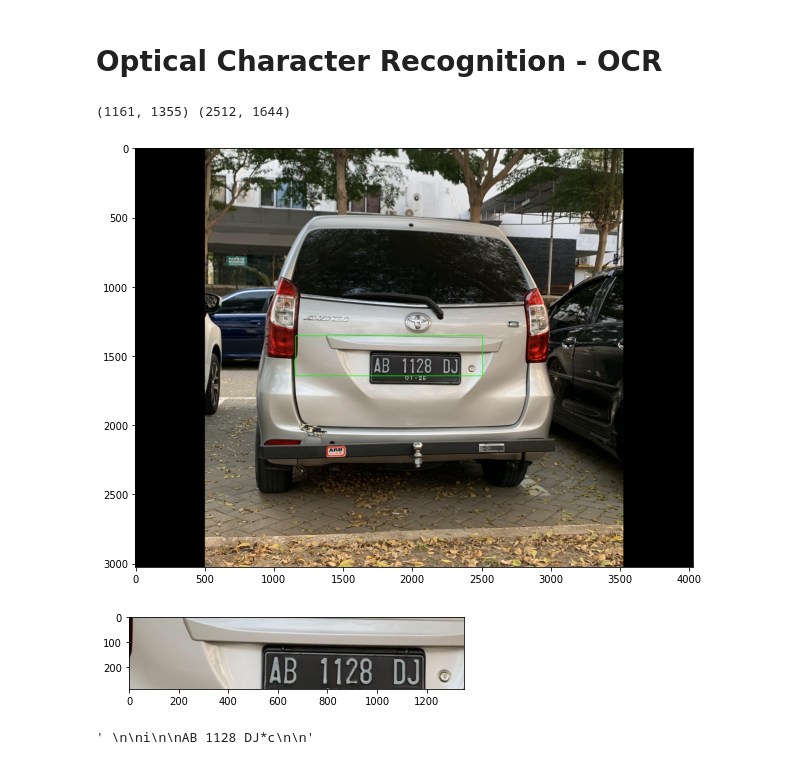
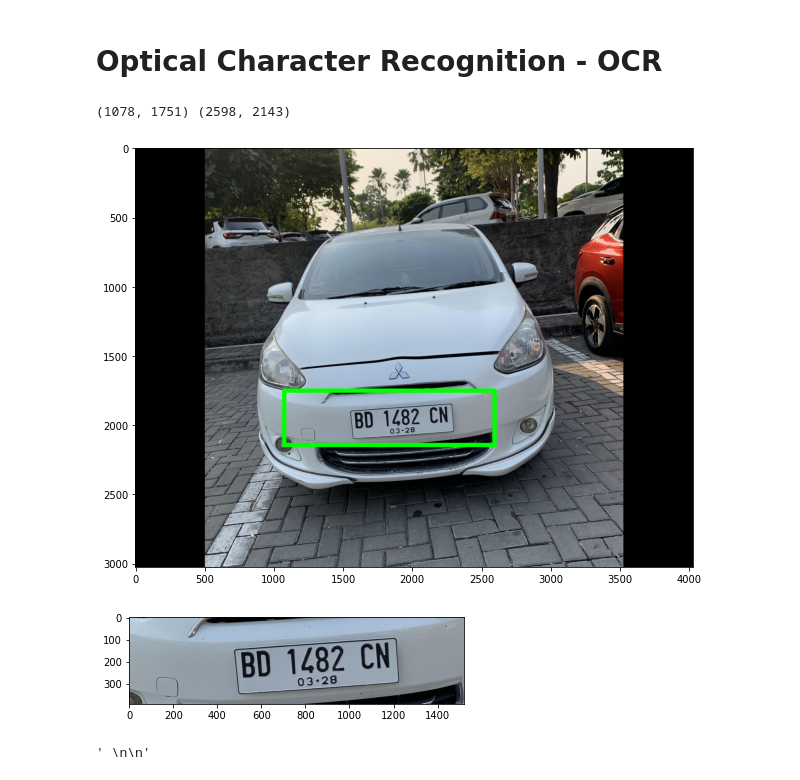
Before and after one commit to aqilwahid/Pengenal-Citra-Nomor-Kendaraan, a Jupyter notebook: Dataset/03_Make_Predictions.ipynb, the cells around one changed output. Cells and saved outputs as stored; diff of their text form; code cells hidden in the pictures.

```diff
--- a/Dataset/03_Make_Predictions.ipynb
+++ b/Dataset/03_Make_Predictions.ipynb
@@ -96,8 +96,6 @@ plt.show()
 # %% [markdown]
 # Create Pipeline Model
 # %%
-path = test_dir+'/K4_BD1482CN.JPG'
-
 def object_detection(path):
     # Read Image
     image = load_img(path) # PIL object
@@ -121,6 +119,6 @@ def object_detection(path):
     pt1 = (xmin,ymin)
     pt2 = (xmax,ymax)
     print(pt1, pt2)
-    cv2.rectangle(image,pt1,pt2,(0,255,0),3)
+    cv2.rectangle(image,pt1,pt2,(0,255,0),30)
     return image, coords
 # %%
@@ -140,15 +138,15 @@ import pytesseract as pt
 pt.pytesseract.tesseract_cmd = r'C:\Users\Aqil Wahid\AppData\Local\Tesseract-OCR\tesseract.exe'
 image_to_string = pt.pytesseract.tesseract_cmd
 # %%
-path = test_dir+'/K3_AB1128DJ.JPG'
+path = test_dir+'/K4_BD1482CN.JPG'
 image, cods = object_detection(path)
 
 plt.figure(figsize=(10,8))
 plt.imshow(image)
 plt.show()
 # %% [output]
-(1161, 1355) (2512, 1644)
+(1078, 1751) (2598, 2143)
-[figure, old version]
+[figure, new version]
 # %%
 img = np.array(load_img(path))
 xmin,xmax,ymin,ymax = cods[0]
@@ -162,9 +160,12 @@ roi = img[ymin:ymax,xmin:xmax] # Region of Interest
 plt.imshow(roi)
 plt.show()
 # %% [output]
-[figure, old version]
+[figure, new version]
+# %%
+pt.image_to_string(roi)
+# %% [output]
+' \n\n'
 # %%
 # extract text from image
-pt.image_to_string(roi)
+text = pt.image_to_string(roi)
+print(text)
-# %% [output]
-' \n\ni\n\nAB 1128 DJ*c\n\n'
```
Also changed, not shown: parts of 2 cells of this notebook.
